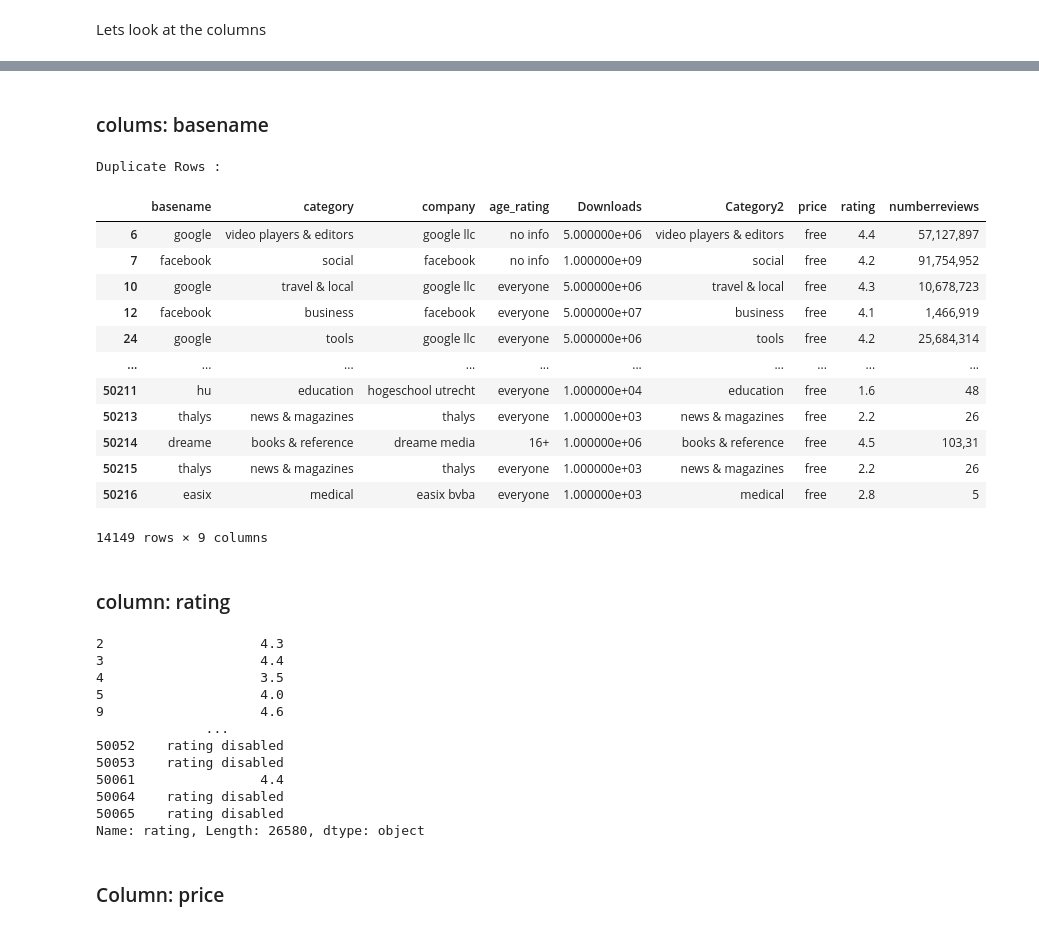
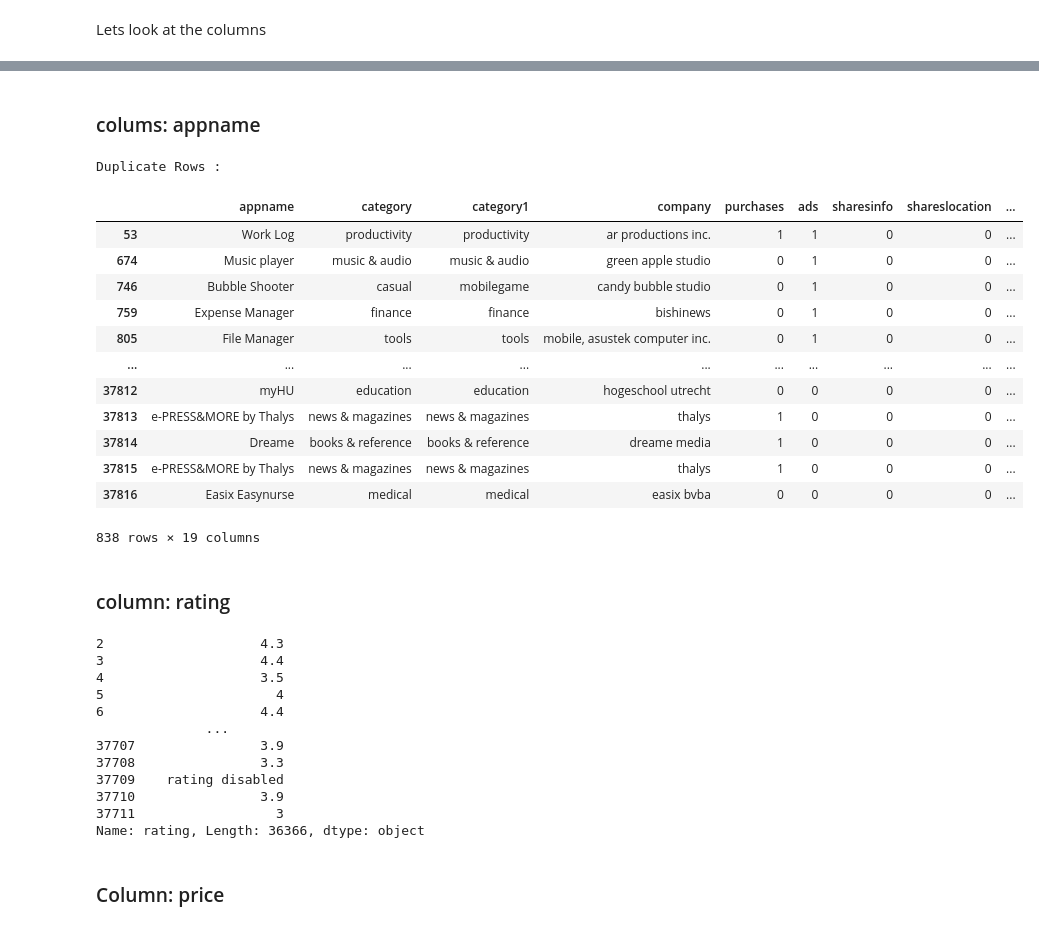
Before and after one commit to Bariu/Jenga-Project, a Jupyter notebook: The Analysis of Android app market.ipynb, the cells around one changed output, grey strips where cells are left out. Drawn from its saved outputs; the diff is of its cells as text; code cells hidden in the pictures.

```diff
--- a/The Analysis of Android app market.ipynb
+++ b/The Analysis of Android app market.ipynb
@@ -78,6 +78,9 @@ missing_data.head(6)
 # %%
 # convert "error during scraping" values to NaN values
 data = data.replace(['error during scraping'],'NaN')
+# %%
+# convert "no info" to NAN
+data= data.replace(["no info"], "NaN")
 # %%
 # drop columns with NaN values
 data = data.dropna()
@@ -140,26 +153,26 @@ Duplice Rows :
 # %% [markdown]
-### colums: basename
+### colums: appname
 # %%
 #checking for duplicates
-duplicate1= data[data.duplicated('basename')]
+duplicate1= data[data.duplicated('appname')]
 print("Duplicate Rows :")
 #print the resultant Dataframme
 duplicate1
 # %% [output]
 Duplicate Rows :
-|  | basename | category | company | age_rating | Downloads | Category2 | price | rating | numberreviews |
-| 6 | google | video players & editors | google llc | no info | 5.000000e+06 | video players & editors | free | 4.4 | 57,127,897 |
-| 7 | facebook | social | facebook | no info | 1.000000e+09 | social | free | 4.2 | 91,754,952 |
-| 10 | google | travel & local | google llc | everyone | 5.000000e+06 | travel & local | free | 4.3 | 10,678,723 |
-| 12 | facebook | business | facebook | everyone | 5.000000e+07 | business | free | 4.1 | 1,466,919 |
-| 24 | google | tools | google llc | everyone | 5.000000e+06 | tools | free | 4.2 | 25,684,314 |
+|  | appname | category | category1 | company | purchases | ads | sharesinfo | shareslocation | ... |
+| 53 | Work Log | productivity | productivity | ar productions inc. | 1 | 1 | 0 | 0 | ... |
+| 674 | Music player | music & audio | music & audio | green apple studio | 0 | 1 | 0 | 0 | ... |
+| 746 | Bubble Shooter | casual | mobilegame | candy bubble studio | 0 | 1 | 0 | 0 | ... |
+| 759 | Expense Manager | finance | finance | bishinews | 0 | 1 | 0 | 0 | ... |
+| 805 | File Manager | tools | tools | mobile, asustek computer inc. | 0 | 1 | 0 | 0 | ... |
 | ... | ... | ... | ... | ... | ... | ... | ... | ... | ... |
-| 50211 | hu | education | hogeschool utrecht | everyone | 1.000000e+04 | education | free | 1.6 | 48 |
-| 50213 | thalys | news & magazines | thalys | everyone | 1.000000e+03 | news & magazines | free | 2.2 | 26 |
-| 50214 | dreame | books & reference | dreame media | 16+ | 1.000000e+06 | books & reference | free | 4.5 | 103,31 |
-| 50215 | thalys | news & magazines | thalys | everyone | 1.000000e+03 | news & magazines | free | 2.2 | 26 |
-| 50216 | easix | medical | easix bvba | everyone | 1.000000e+03 | medical | free | 2.8 | 5 |
+| 37812 | myHU | education | education | hogeschool utrecht | 0 | 0 | 0 | 0 | ... |
+| 37813 | e-PRESS&MORE by Thalys | news & magazines | news & magazines | thalys | 1 | 0 | 0 | 0 | ... |
+| 37814 | Dreame | books & reference | books & reference | dreame media | 1 | 0 | 0 | 0 | ... |
+| 37815 | e-PRESS&MORE by Thalys | news & magazines | news & magazines | thalys | 1 | 0 | 0 | 0 | ... |
+| 37816 | Easix Easynurse | medical | medical | easix bvba | 0 | 0 | 0 | 0 | ... |
-14149 rows × 9 columns
+838 rows × 19 columns
 # %%
 # removing Duplicates
 data = pd.concat([data, duplicate, duplicate1]).drop_duplicates(keep=False)
@@ -171,15 +184,15 @@ data["rating"]
 2                    4.3
 3                    4.4
 4                    3.5
-5                    4.0
-9                    4.6
+5                      4
+6                    4.4
               ...
-50052    rating disabled
-50053    rating disabled
-50061                4.4
-50064    rating disabled
-50065    rating disabled
-Name: rating, Length: 26580, dtype: object
+37707                3.9
+37708                3.3
+37709    rating disabled
+37710                3.9
+37711                  3
+Name: rating, Length: 36366, dtype: object
 # %%
 #convert "rating disabled" to NaN
 data["rating"] = data["rating"].replace(['rating disabled'],'NaN')
```
Also changed, not shown: parts of 35 cells of this notebook, 1 other file.
